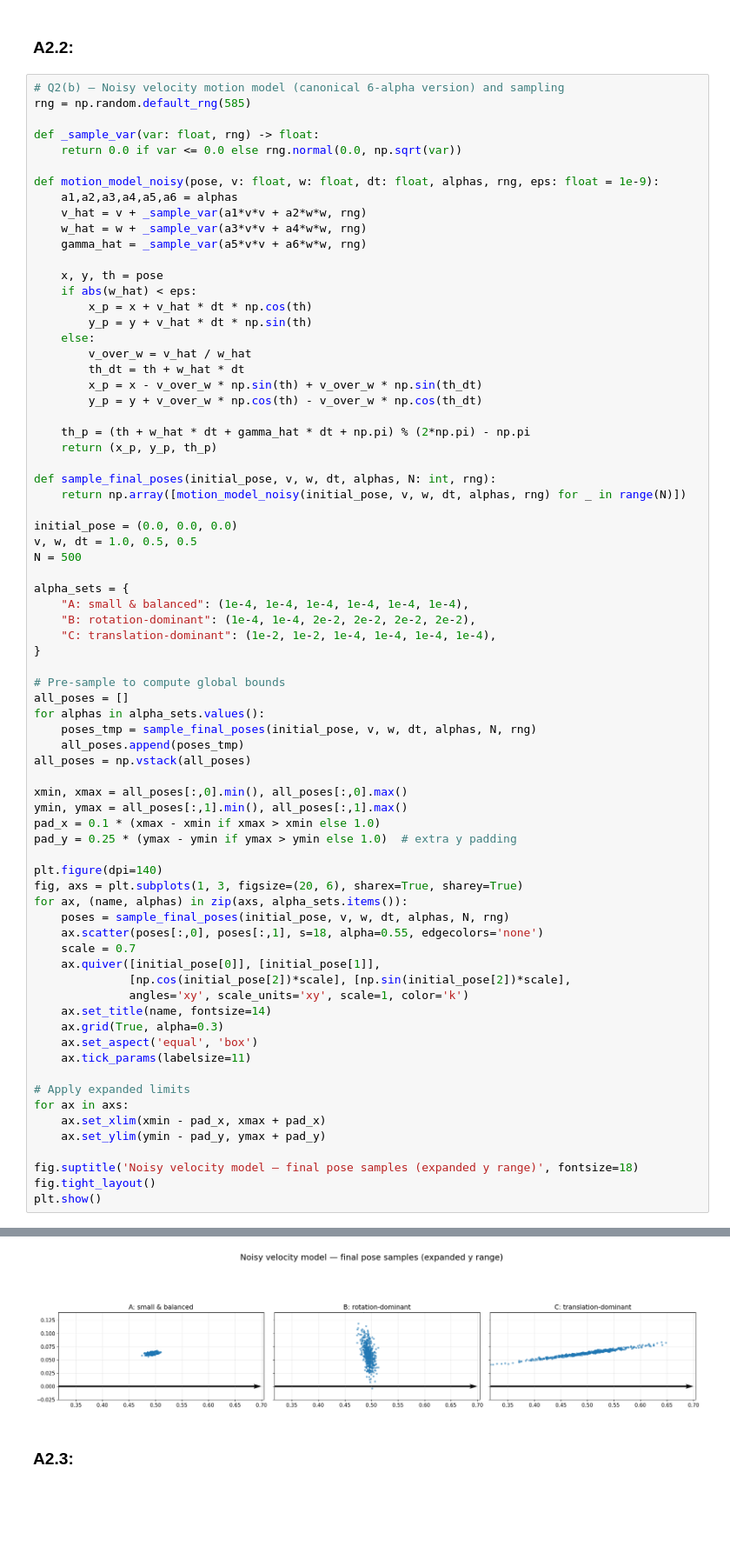
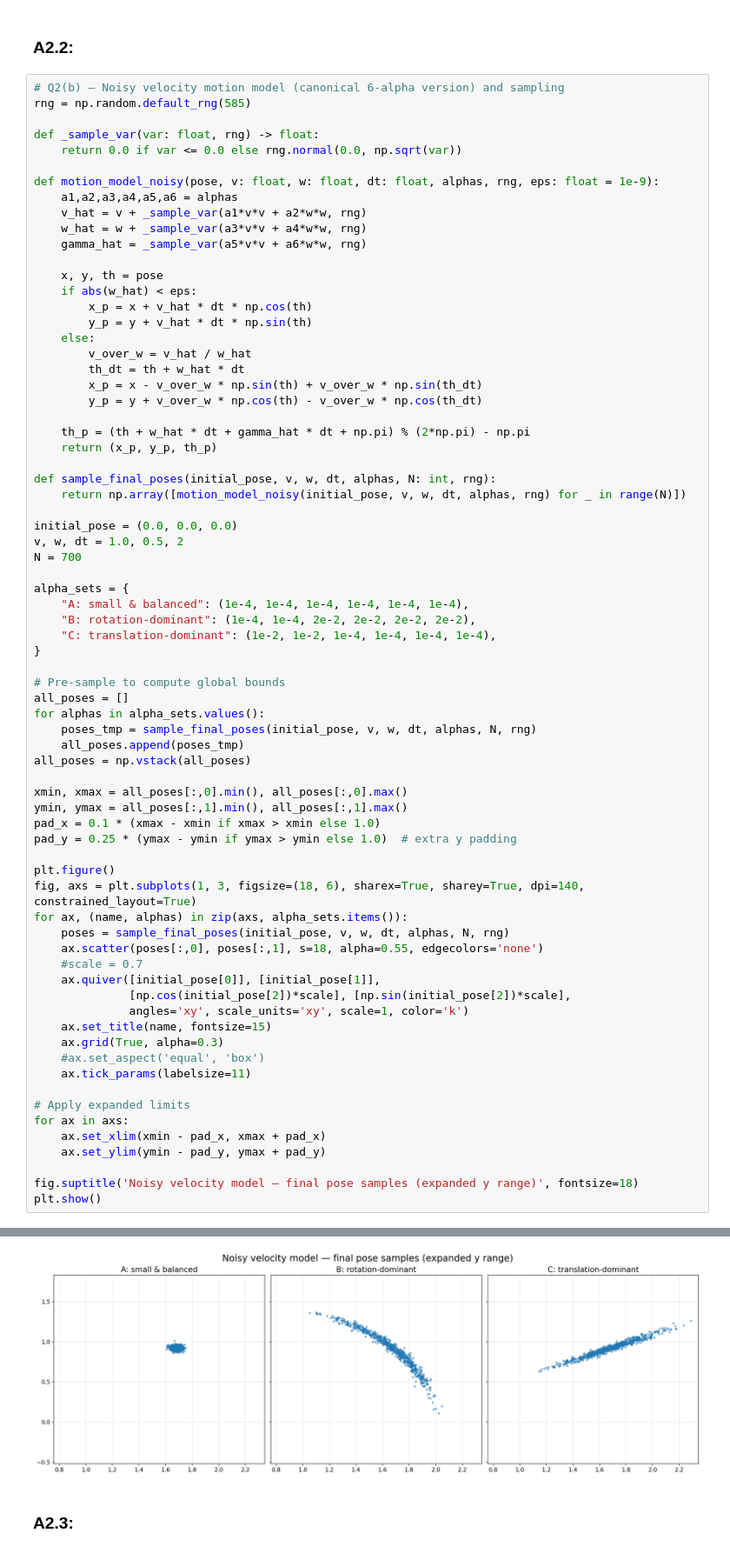
Before and after one commit to amnessa/585_Probabilistic_Robotics, a Jupyter notebook: homework2/Homework2.ipynb, the cells around one changed output, grey strips where cells are left out. Shown at 87% size. Drawn from its saved outputs; the diff is of its cells as text; blank space fills up the shorter version.

```diff
--- a/homework2/Homework2.ipynb
+++ b/homework2/Homework2.ipynb
@@ -262,8 +263,8 @@ def sample_final_poses(initial_pose, v, w, dt, alphas, N: int, rng):
     return np.array([motion_model_noisy(initial_pose, v, w, dt, alphas, rng) for _ in range(N)])
 
 initial_pose = (0.0, 0.0, 0.0)
-v, w, dt = 1.0, 0.5, 0.5
-N = 500
+v, w, dt = 1.0, 0.5, 2
+N = 700
 
 alpha_sets = {
     "A: small & balanced": (1e-4, 1e-4, 1e-4, 1e-4, 1e-4, 1e-4),
@@ -283,18 +284,18 @@ ymin, ymax = all_poses[:,1].min(), all_poses[:,1].max()
 pad_x = 0.1 * (xmax - xmin if xmax > xmin else 1.0)
 pad_y = 0.25 * (ymax - ymin if ymax > ymin else 1.0)  # extra y padding
 
-plt.figure(dpi=140)
-fig, axs = plt.subplots(1, 3, figsize=(20, 6), sharex=True, sharey=True)
+plt.figure()
+fig, axs = plt.subplots(1, 3, figsize=(18, 6), sharex=True, sharey=True, dpi=140, constrained_layout=True)
 for ax, (name, alphas) in zip(axs, alpha_sets.items()):
     poses = sample_final_poses(initial_pose, v, w, dt, alphas, N, rng)
     ax.scatter(poses[:,0], poses[:,1], s=18, alpha=0.55, edgecolors='none')
-    scale = 0.7
+    #scale = 0.7
     ax.quiver([initial_pose[0]], [initial_pose[1]],
               [np.cos(initial_pose[2])*scale], [np.sin(initial_pose[2])*scale],
               angles='xy', scale_units='xy', scale=1, color='k')
-    ax.set_title(name, fontsize=14)
+    ax.set_title(name, fontsize=15)
     ax.grid(True, alpha=0.3)
-    ax.set_aspect('equal', 'box')
+    #ax.set_aspect('equal', 'box')
     ax.tick_params(labelsize=11)
 
 # Apply expanded limits
@@ -303,6 +304,5 @@ for ax in axs:
     ax.set_ylim(ymin - pad_y, ymax + pad_y)
 
 fig.suptitle('Noisy velocity model — final pose samples (expanded y range)', fontsize=18)
-fig.tight_layout()
 plt.show()
 # %% [output]
@@ -310,4 +310,4 @@ plt.show()
-[figure, old version]
+[figure, new version]
 # %% [markdown]
 ### A2.3:
 # %%
```
Also changed, not shown: parts of 5 cells of this notebook.
